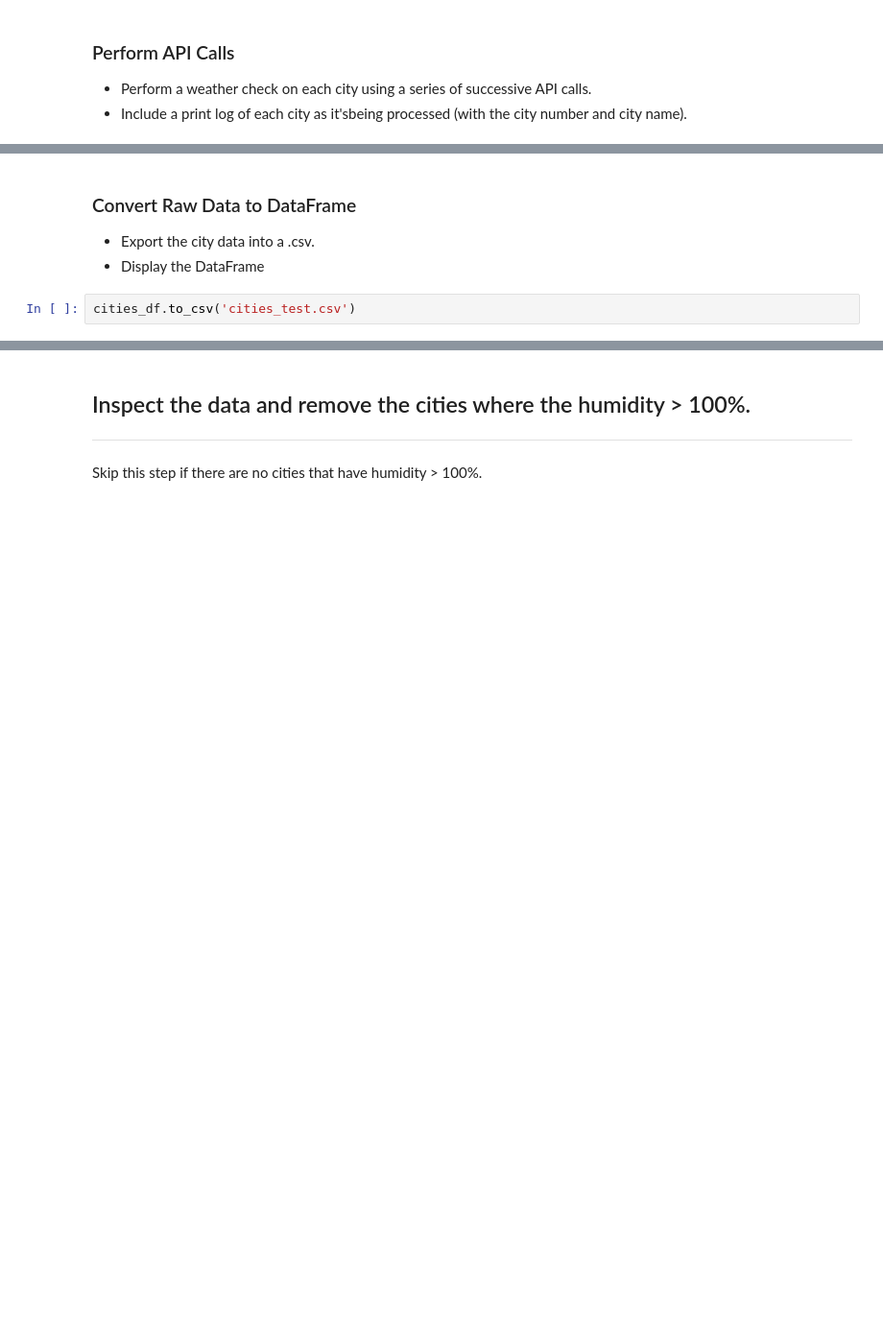
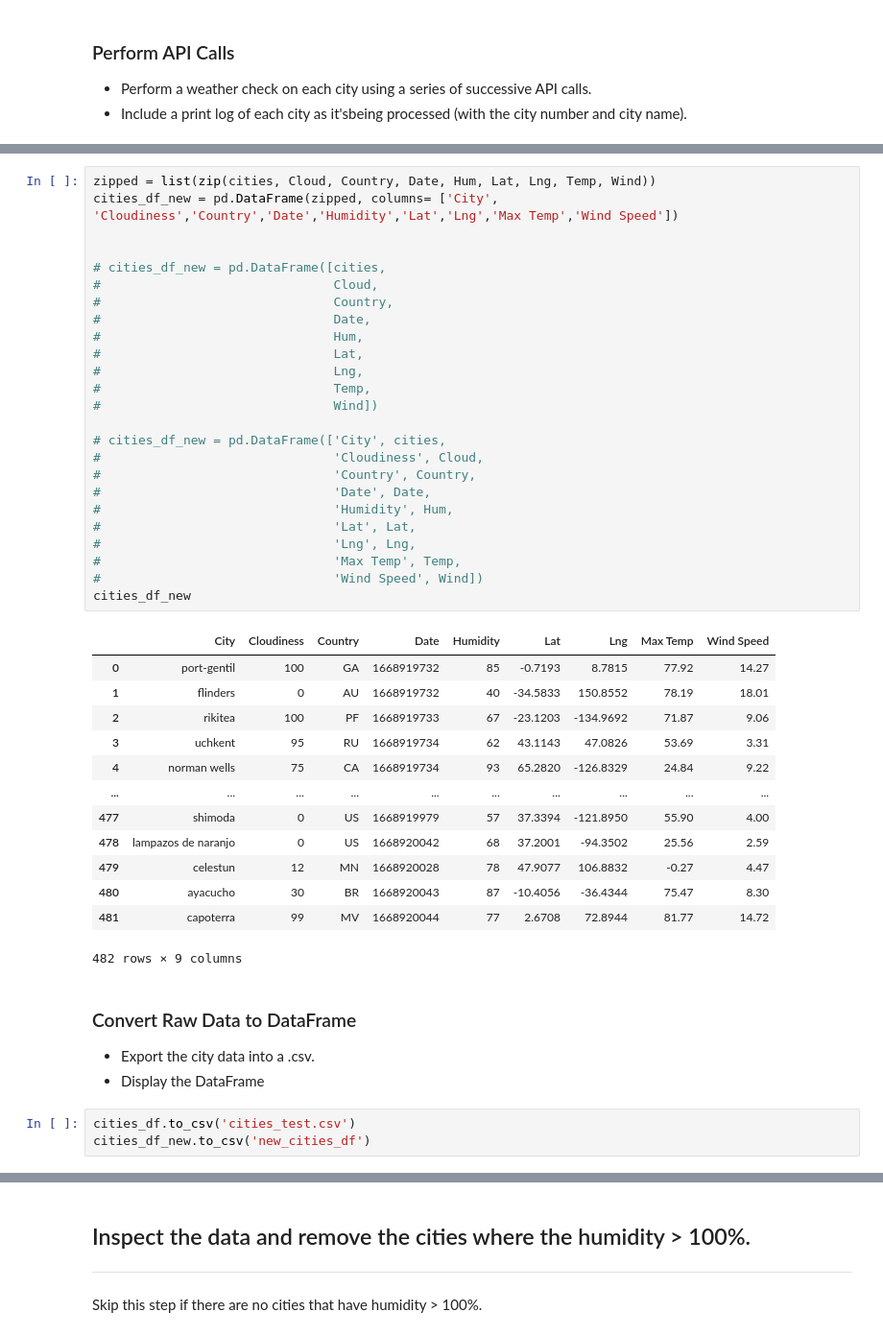
Before and after one commit to vgpass/python_api-challenge, a Jupyter notebook: WeatherPy/WeatherPyworking.ipynb, the cells around one changed output, grey strips where cells are left out. Shown at 96% size. Saved outputs shown, nothing was run; the diff lists cells and outputs as text; blank space fills up the shorter version.

```diff
--- a/WeatherPy/WeatherPyworking.ipynb
+++ b/WeatherPy/WeatherPyworking.ipynb
@@ -206,9 +283,49 @@ SyntaxError: f-string: unmatched '[' (3077774380.py, line 1)
+# %%
+zipped = list(zip(cities, Cloud, Country, Date, Hum, Lat, Lng, Temp, Wind))
+cities_df_new = pd.DataFrame(zipped, columns= ['City', 'Cloudiness','Country','Date','Humidity','Lat','Lng','Max Temp','Wind Speed'])
+
+
+# cities_df_new = pd.DataFrame([cities,
+#                               Cloud,
+#                               Country,
+#                               Date,
+#                               Hum,
+#                               Lat,
+#                               Lng,
+#                               Temp,
+#                               Wind])
+
+# cities_df_new = pd.DataFrame(['City', cities,
+#                               'Cloudiness', Cloud,
+#                               'Country', Country,
+#                               'Date', Date,
+#                               'Humidity', Hum,
+#                               'Lat', Lat,
+#                               'Lng', Lng,
+#                               'Max Temp', Temp,
+#                               'Wind Speed', Wind])
+cities_df_new
+# %% [output]
+|  | City | Cloudiness | Country | Date | Humidity | Lat | Lng | Max Temp | Wind Speed |
+| 0 | port-gentil | 100 | GA | 1668919732 | 85 | -0.7193 | 8.7815 | 77.92 | 14.27 |
+| 1 | flinders | 0 | AU | 1668919732 | 40 | -34.5833 | 150.8552 | 78.19 | 18.01 |
+| 2 | rikitea | 100 | PF | 1668919733 | 67 | -23.1203 | -134.9692 | 71.87 | 9.06 |
+| 3 | uchkent | 95 | RU | 1668919734 | 62 | 43.1143 | 47.0826 | 53.69 | 3.31 |
+| 4 | norman wells | 75 | CA | 1668919734 | 93 | 65.2820 | -126.8329 | 24.84 | 9.22 |
+| ... | ... | ... | ... | ... | ... | ... | ... | ... | ... |
+| 477 | shimoda | 0 | US | 1668919979 | 57 | 37.3394 | -121.8950 | 55.90 | 4.00 |
+| 478 | lampazos de naranjo | 0 | US | 1668920042 | 68 | 37.2001 | -94.3502 | 25.56 | 2.59 |
+| 479 | celestun | 12 | MN | 1668920028 | 78 | 47.9077 | 106.8832 | -0.27 | 4.47 |
+| 480 | ayacucho | 30 | BR | 1668920043 | 87 | -10.4056 | -36.4344 | 75.47 | 8.30 |
+| 481 | capoterra | 99 | MV | 1668920044 | 77 | 2.6708 | 72.8944 | 81.77 | 14.72 |
+482 rows × 9 columns
 # %% [markdown]
 ### Convert Raw Data to DataFrame
 * Export the city data into a .csv.
 * Display the DataFrame
 # %%
 cities_df.to_csv('cities_test.csv')
+cities_df_new.to_csv('new_cities_df')
 # %%
 path = 'output_data/cities.csv'
 city_test = pd.read_csv(path, encoding='utf-8')
```
Also changed, not shown: parts of 28 cells of this notebook, 3 other files.
